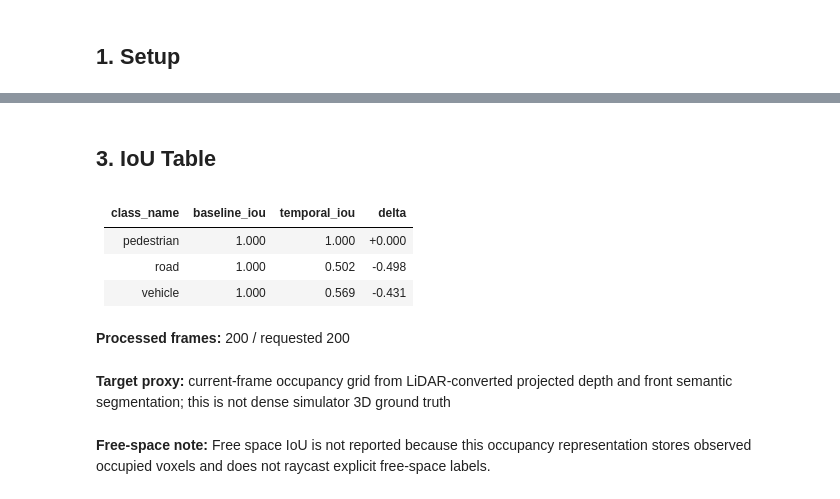
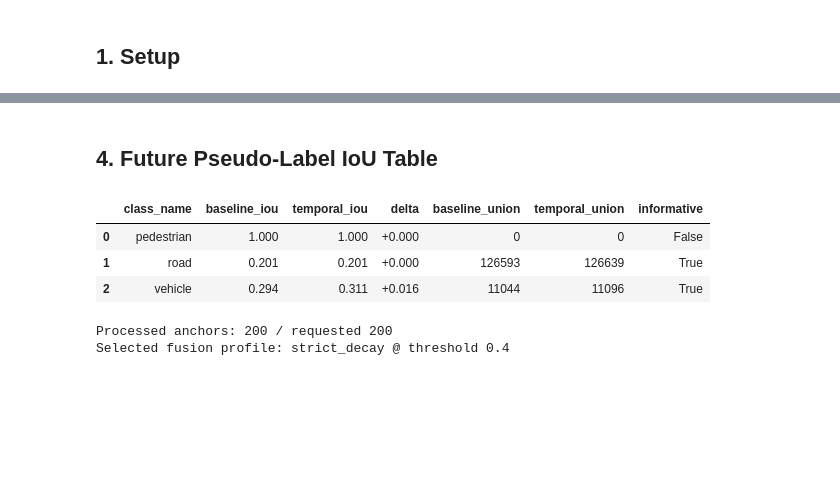
Before and after one commit to donaldng05/carla, a Jupyter notebook: notebooks/phase2_bounded_iou_evaluation.ipynb, the cells around one changed output, grey strips where cells are left out. Cells and saved outputs as stored; diff of their text form; code cells hidden in the pictures; blank space fills up the shorter version.

```diff
--- a/notebooks/phase2_bounded_iou_evaluation.ipynb
+++ b/notebooks/phase2_bounded_iou_evaluation.ipynb
@@ -51,32 +84,39 @@ bev_images: (WindowsPath('outputs/phase2/bev/bev_frame_00000_0.png'), WindowsPat
 # %% [markdown]
-## 3. IoU Table
+## 4. Future Pseudo-Label IoU Table
-# %%
-baseline = json.loads(artifacts.baseline_iou.read_text(encoding="utf-8"))
-temporal = json.loads(artifacts.temporal_iou.read_text(encoding="utf-8"))
-run_summary = json.loads(artifacts.run_summary.read_text(encoding="utf-8"))
-
-baseline_by_class = {row["class_id"]: row for row in baseline["classes"]}
-temporal_by_class = {row["class_id"]: row for row in temporal["classes"]}
-
-lines = ["| class_name | baseline_iou | temporal_iou | delta |", "|---|---:|---:|---:|"]
-for class_id, base_row in baseline_by_class.items():
-    temp_row = temporal_by_class[class_id]
-    delta = temp_row["iou"] - base_row["iou"]
-    lines.append(
-        f"| {base_row['class_name']} | {base_row['iou']:.3f} | "
-        f"{temp_row['iou']:.3f} | {delta:+.3f} |"
-    )
-
-display(Markdown("\n".join(lines)))
-display(Markdown(f"**Processed frames:** {run_summary['processed_frame_count']} / requested {run_summary['requested_max_frames']}"))
-display(Markdown(f"**Target proxy:** {run_summary['target_proxy']}"))
-display(Markdown(f"**Free-space note:** {run_summary['free_space_note']}"))
-# %% [output]
-| class_name | baseline_iou | temporal_iou | delta |
-|---|---:|---:|---:|
-| pedestrian | 1.000 | 1.000 | +0.000 |
-| road | 1.000 | 0.502 | -0.498 |
-| vehicle | 1.000 | 0.569 | -0.431 |
-**Processed frames:** 200 / requested 200
-**Target proxy:** current-frame occupancy grid from LiDAR-converted projected depth and front semantic segmentation; this is not dense simulator 3D ground truth
-**Free-space note:** Free space IoU is not reported because this occupancy representation stores observed occupied voxels and does not raycast explicit free-space labels.
+# %%
+def load_summary(path: Path) -> dict:
+    return json.loads(Path(path).read_text(encoding="utf-8"))
+
+baseline = load_summary(future_artifacts.baseline_iou)
+temporal = load_summary(future_artifacts.temporal_iou)
+summary = load_summary(future_artifacts.eval_summary)
+
+base_by_id = {row["class_id"]: row for row in baseline["classes"]}
+temp_by_id = {row["class_id"]: row for row in temporal["classes"]}
+rows = []
+for class_id, base in base_by_id.items():
+    temp = temp_by_id[class_id]
+    informative = base["union"] > 0 or temp["union"] > 0
+    rows.append(
+        {
+            "class_name": base["class_name"],
+            "baseline_iou": base["iou"],
+            "temporal_iou": temp["iou"],
+            "delta": temp["iou"] - base["iou"],
+            "baseline_union": base["union"],
+            "temporal_union": temp["union"],
+            "informative": informative,
+        }
+    )
+
+df = pd.DataFrame(rows)
+display(df.style.format({"baseline_iou": "{:.3f}", "temporal_iou": "{:.3f}", "delta": "{:+.3f}"}))
+print(f"Processed anchors: {summary['processed_anchor_count']} / requested {summary['requested_anchor_count']}")
+print(f"Selected fusion profile: {summary['selected_profile']} @ threshold {summary['selected_occupancy_threshold']}")
+# %% [output]
+|  | class_name | baseline_iou | temporal_iou | delta | baseline_union | temporal_union | informative |
+| 0 | pedestrian | 1.000 | 1.000 | +0.000 | 0 | 0 | False |
+| 1 | road | 0.201 | 0.201 | +0.000 | 126593 | 126639 | True |
+| 2 | vehicle | 0.294 | 0.311 | +0.016 | 11044 | 11096 | True |
+Processed anchors: 200 / requested 200
+Selected fusion profile: strict_decay @ threshold 0.4
```
Also changed, not shown: parts of 18 cells of this notebook, 2 other files.
